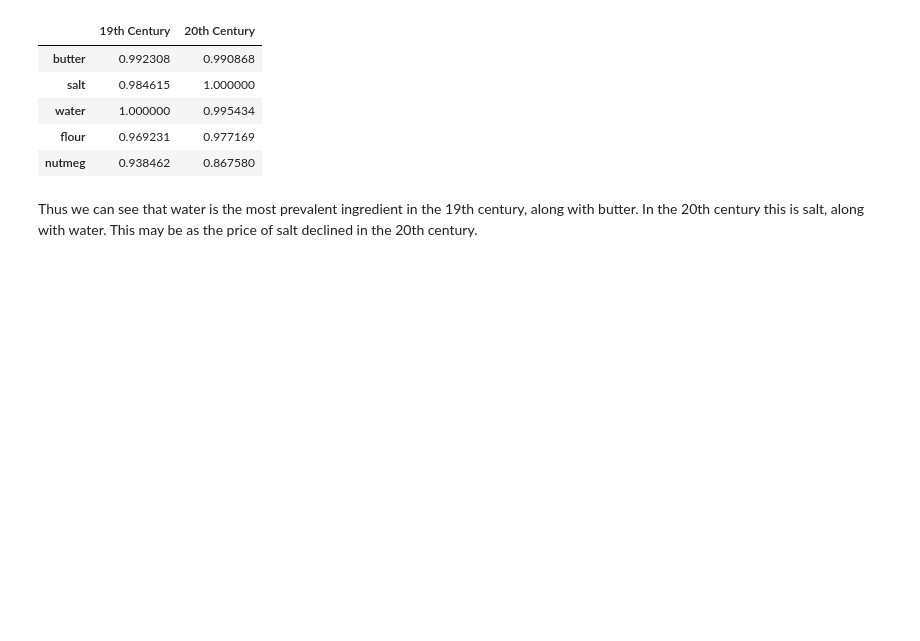
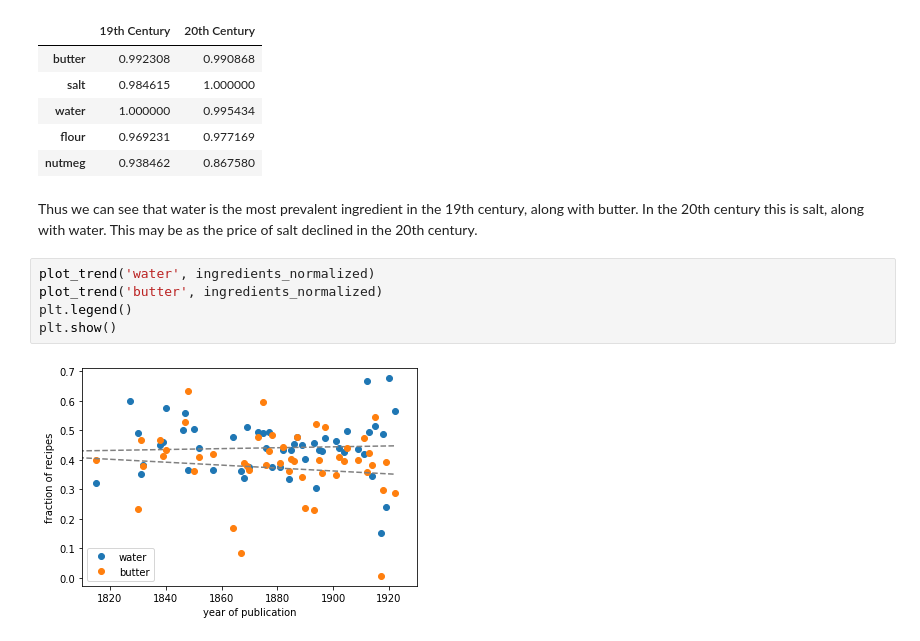
Before and after one commit to Brian6330/Digital-Humanities, a Jupyter notebook: Exercise 1/Exercise 1.ipynb, the cells around one changed output. Cells and saved outputs as stored; diff of their text form; blank space fills up the shorter version.

```diff
--- a/Exercise 1/Exercise 1.ipynb
+++ b/Exercise 1/Exercise 1.ipynb
@@ -193,3 +188,10 @@ rankings.head()
 # %% [markdown]
 Thus we can see that water is the most prevalent ingredient in the 19th century, along with butter.
 In the 20th century this is salt, along with water. This may be as the price of salt declined in the 20th century.
+# %%
+plot_trend('water', ingredients_normalized)
+plot_trend('butter', ingredients_normalized)
+plt.legend()
+plt.show()
+# %% [output]
+[figure, added]
```
Also changed, not shown: parts of 2 cells of this notebook, 1 other file.
